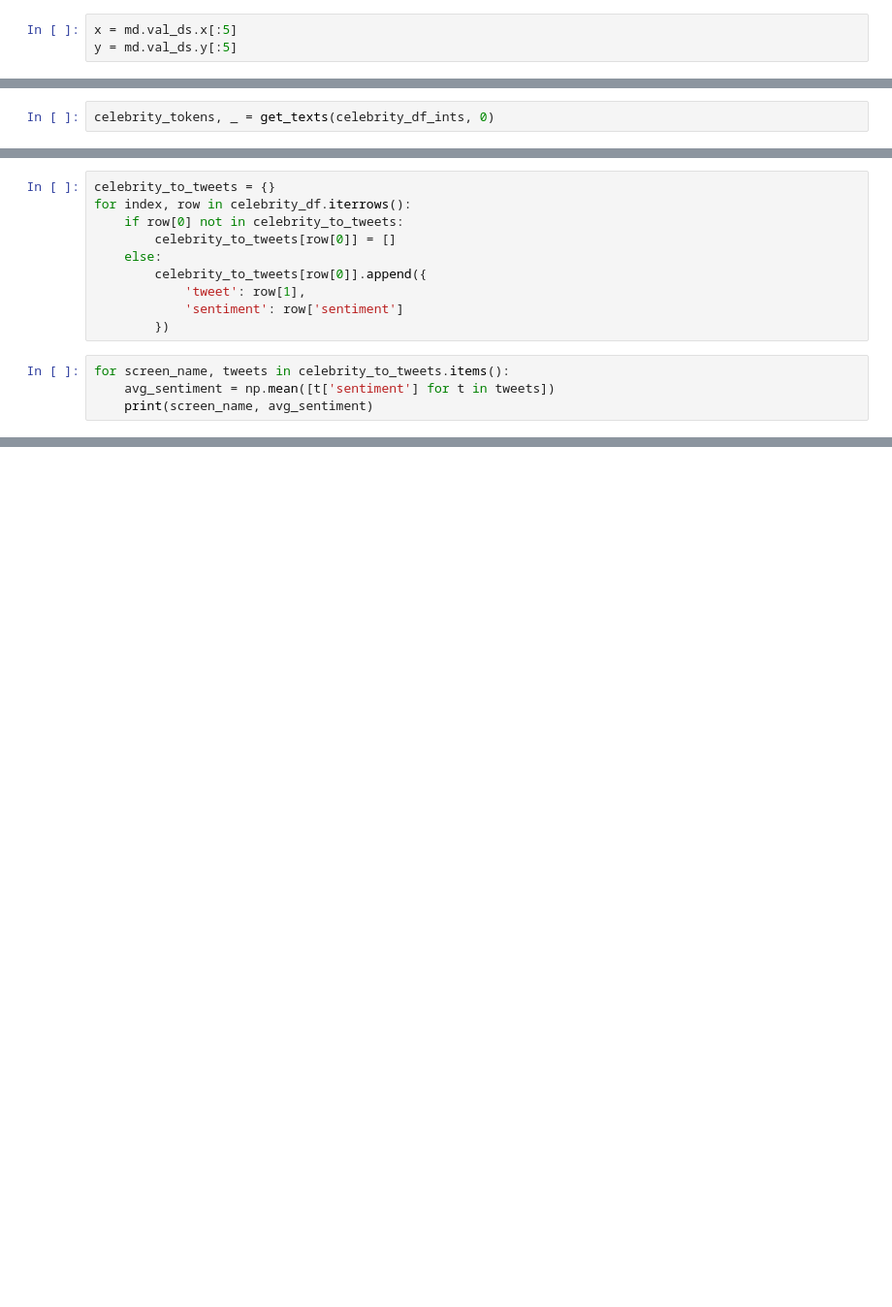
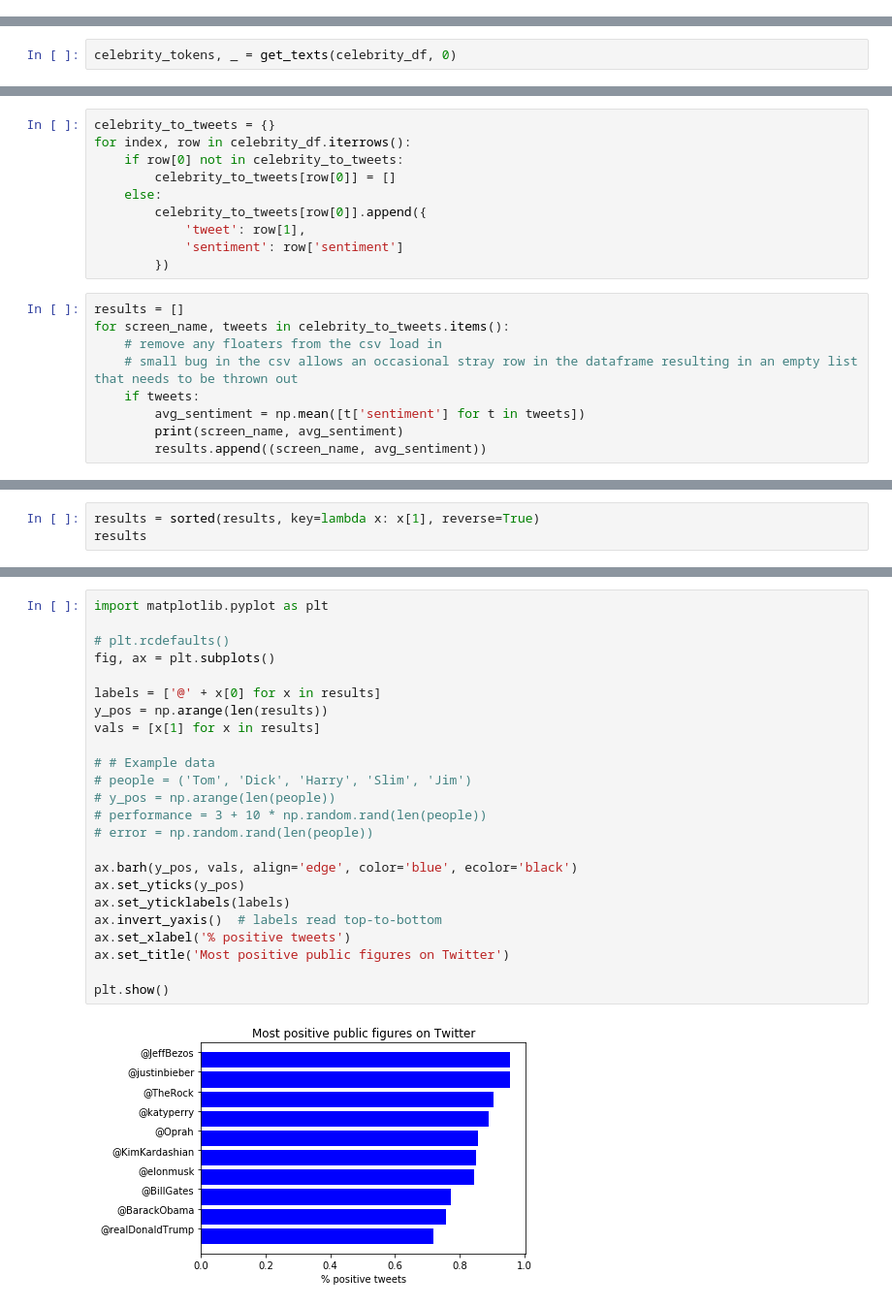
Before and after one commit to estorrs/twitter-celebrity-tweet-sentiment, a Jupyter notebook: celebrity-twitter-sentiment.ipynb, the cells around one changed output, grey strips where cells are left out. Shown: that part at 97% size. Saved outputs shown, nothing was run; the diff lists cells and outputs as text; blank space fills up the shorter version.

```diff
--- a/celebrity-twitter-sentiment.ipynb
+++ b/celebrity-twitter-sentiment.ipynb
@@ -561,3 +506,0 @@ md.val_ds.x
-# %%
-x = md.val_ds.x[:5]
-y = md.val_ds.y[:5]
@@ -582,5 +510,5 @@ celebrity_df_ints = pd.read_csv('/home/ubuntu/data/twitter/celebrity_tweets_ints
 # %%
-celebrity_tokens, _ = get_texts(celebrity_df_ints, 0)
+celebrity_tokens, _ = get_texts(celebrity_df, 0)
 # %%
 int_to_token = pickle.load(open(LANGUAGE_MODEL_PATH + '/tmp/itos.pkl', 'rb'))
 token_to_int = collections.defaultdict(lambda: 0, {v:k for k, v in enumerate(int_to_token)})
@@ -619,7 +547,12 @@ for index, row in celebrity_df.iterrows():
             'sentiment': row['sentiment']
         })
 # %%
+results = []
 for screen_name, tweets in celebrity_to_tweets.items():
-    avg_sentiment = np.mean([t['sentiment'] for t in tweets])
-    print(screen_name, avg_sentiment)
+    # remove any floaters from the csv load in
+    # small bug in the csv allows an occasional stray row in the dataframe resulting in an empty list that needs to be thrown out
+    if tweets:
+        avg_sentiment = np.mean([t['sentiment'] for t in tweets])
+        print(screen_name, avg_sentiment)
+        results.append((screen_name, avg_sentiment))
 # %% [output]
@@ -654,0 +571,3 @@ celebrity_to_tweets['TheRock']
+# %%
+results = sorted(results, key=lambda x: x[1], reverse=True)
+results
@@ -654,0 +585,26 @@ celebrity_to_tweets['TheRock']
+# %%
+import matplotlib.pyplot as plt
+
+# plt.rcdefaults()
+fig, ax = plt.subplots()
+
+labels = ['@' + x[0] for x in results]
+y_pos = np.arange(len(results))
+vals = [x[1] for x in results]
+
+# # Example data
+# people = ('Tom', 'Dick', 'Harry', 'Slim', 'Jim')
+# y_pos = np.arange(len(people))
+# performance = 3 + 10 * np.random.rand(len(people))
+# error = np.random.rand(len(people))
+
+ax.barh(y_pos, vals, align='edge', color='blue', ecolor='black')
+ax.set_yticks(y_pos)
+ax.set_yticklabels(labels)
+ax.invert_yaxis()  # labels read top-to-bottom
+ax.set_xlabel('% positive tweets')
+ax.set_title('Most positive public figures on Twitter')
+
+plt.show()
+# %% [output]
+[figure, added]
```
Also changed, not shown: parts of 32 cells of this notebook, 1 other file.
